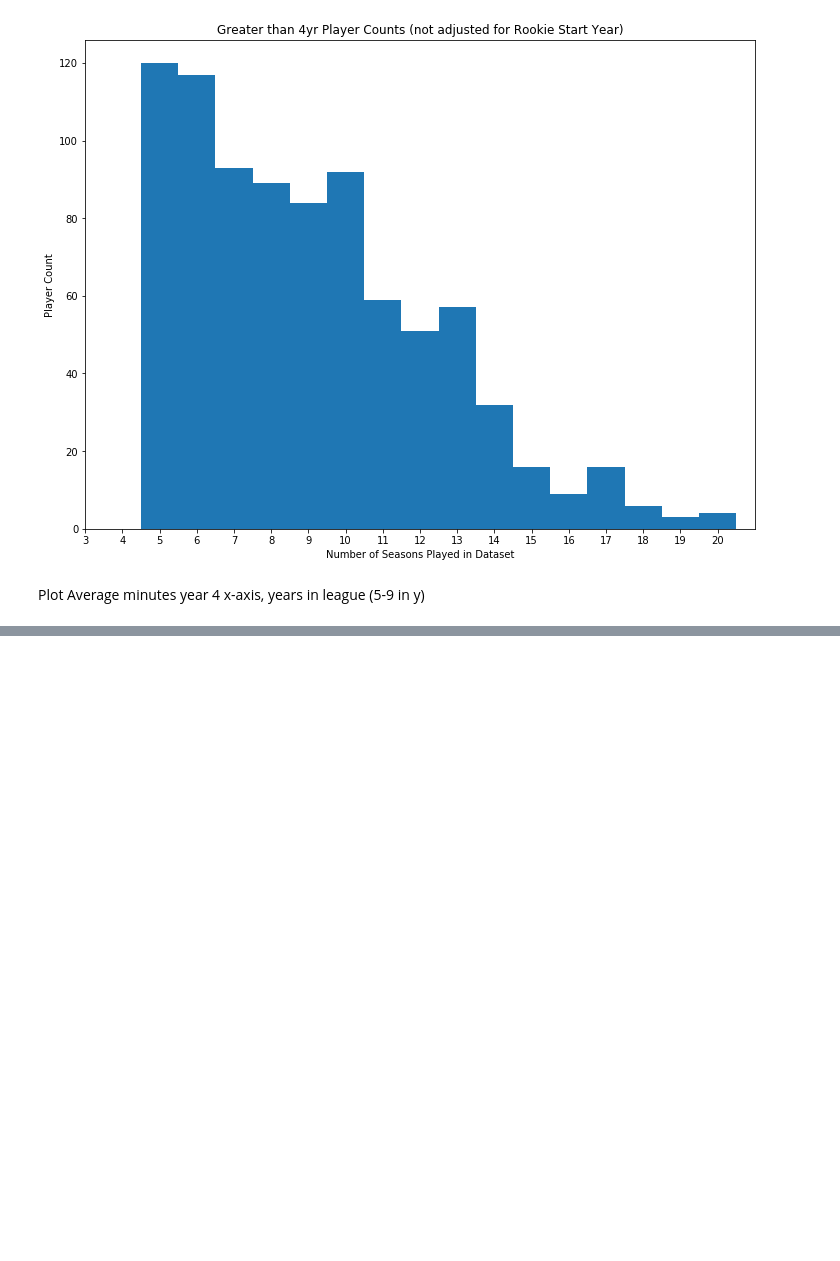
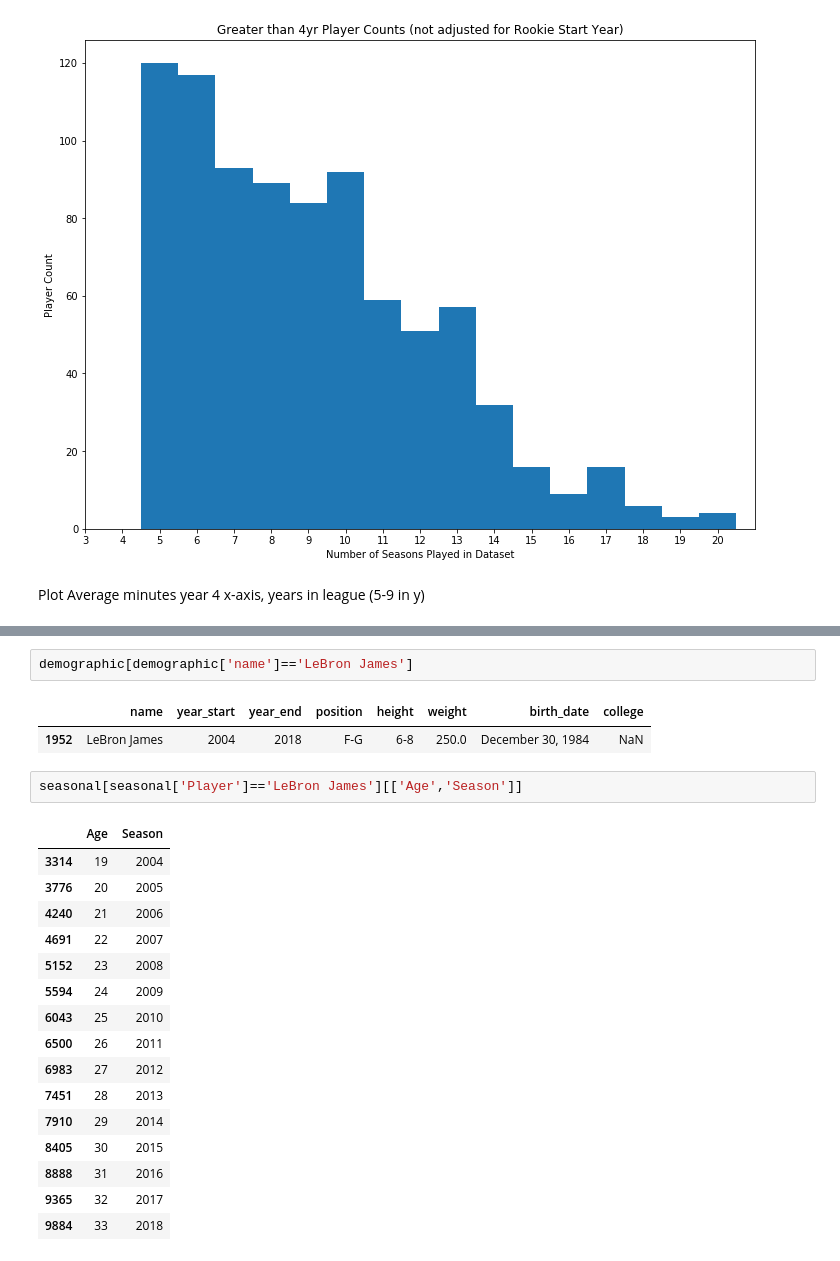
Before and after one commit to KirkAVoss/kv-capstone, a Jupyter notebook: NBAwinshare/EDA_and_Dev_Day2.ipynb, the cells around one changed output, grey strips where cells are left out. Saved outputs shown, nothing was run; the diff lists cells and outputs as text; blank space fills up the shorter version.

```diff
--- a/NBAwinshare/EDA_and_Dev_Day2.ipynb
+++ b/NBAwinshare/EDA_and_Dev_Day2.ipynb
@@ -60,0 +64,24 @@ def add_years_in_league(df_seasonal, df_demo):
+# %%
+demographic[demographic['name']=='LeBron James']
+# %% [output]
+|  | name | year_start | year_end | position | height | weight | birth_date | college |
+| 1952 | LeBron James | 2004 | 2018 | F-G | 6-8 | 250.0 | December 30, 1984 | NaN |
+# %%
+seasonal[seasonal['Player']=='LeBron James'][['Age','Season']]
+# %% [output]
+|  | Age | Season |
+| 3314 | 19 | 2004 |
+| 3776 | 20 | 2005 |
+| 4240 | 21 | 2006 |
+| 4691 | 22 | 2007 |
+| 5152 | 23 | 2008 |
+| 5594 | 24 | 2009 |
+| 6043 | 25 | 2010 |
+| 6500 | 26 | 2011 |
+| 6983 | 27 | 2012 |
+| 7451 | 28 | 2013 |
+| 7910 | 29 | 2014 |
+| 8405 | 30 | 2015 |
+| 8888 | 31 | 2016 |
+| 9365 | 32 | 2017 |
+| 9884 | 33 | 2018 |
```
Also changed, not shown: parts of 17 cells of this notebook.
